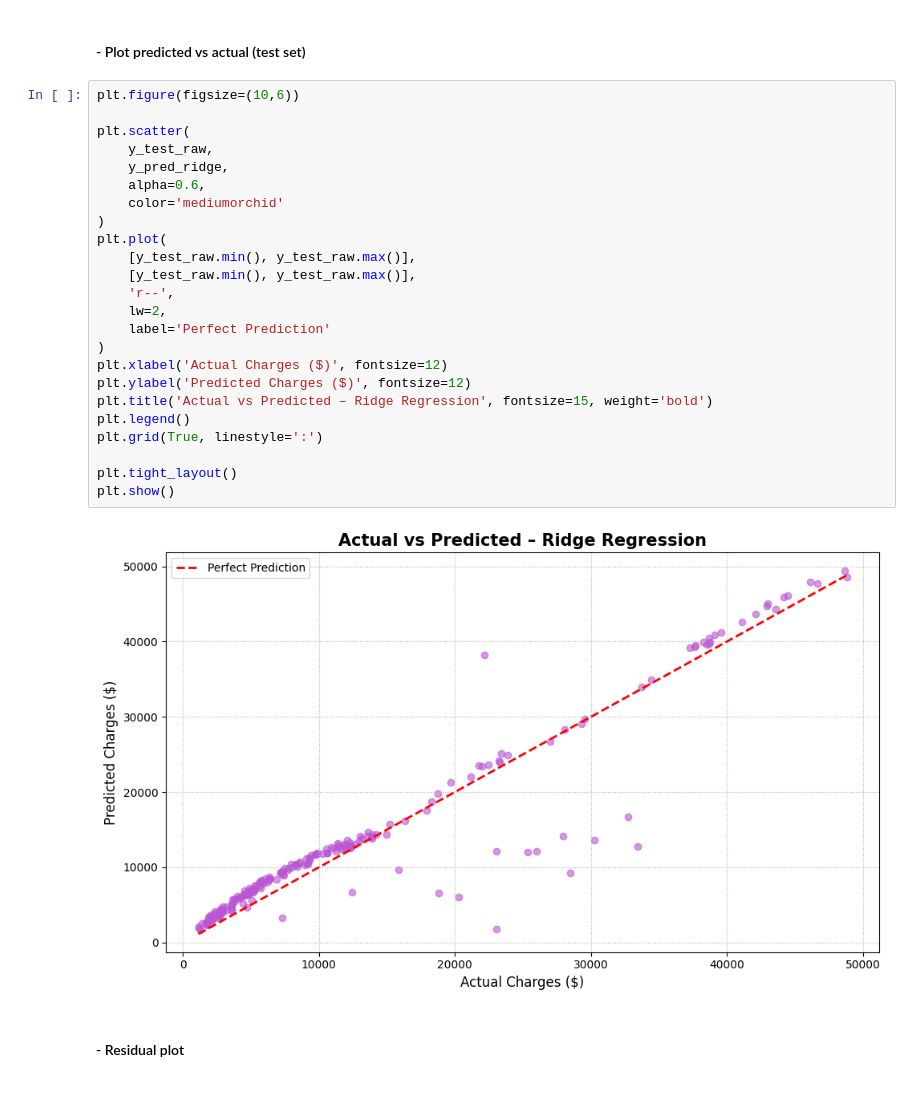
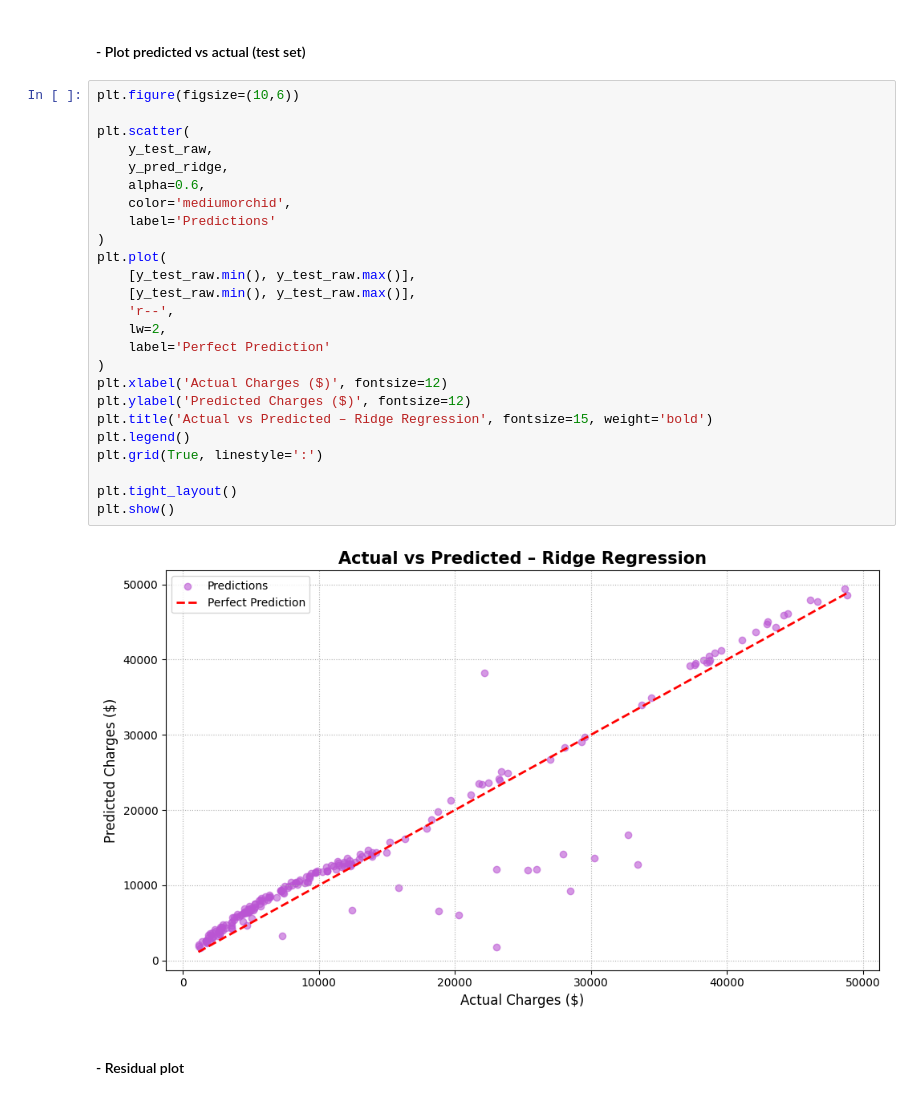
Before and after one commit to Nimaabediforud/Heart-Disease-Prediction, a Jupyter notebook: Notebooks/Regression/third-reg/REG-ML-EXT2.ipynb, the cells around one changed output. Drawn from its saved outputs; the diff is of its cells as text.

```diff
--- a/Notebooks/Regression/third-reg/REG-ML-EXT2.ipynb
+++ b/Notebooks/Regression/third-reg/REG-ML-EXT2.ipynb
@@ -1018,29 +1018,30 @@ final model for interpretation and analysis.
 # %%
 plt.figure(figsize=(10,6))
 
 plt.scatter(
     y_test_raw,
     y_pred_ridge,
     alpha=0.6,
-    color='mediumorchid'
+    color='mediumorchid',
+    label='Predictions'
 )
 plt.plot(
     [y_test_raw.min(), y_test_raw.max()],
     [y_test_raw.min(), y_test_raw.max()],
     'r--',
     lw=2,
     label='Perfect Prediction'
 )
 plt.xlabel('Actual Charges ($)', fontsize=12)
 plt.ylabel('Predicted Charges ($)', fontsize=12)
 plt.title('Actual vs Predicted – Ridge Regression', fontsize=15, weight='bold')
 plt.legend()
 plt.grid(True, linestyle=':')
 
 plt.tight_layout()
 plt.show()
 # %% [output]
-[figure, old version]
+[figure, new version]
 # %% [markdown]
 #### - Residual plot
 # %%
```
Also changed, not shown: 4 other files.
